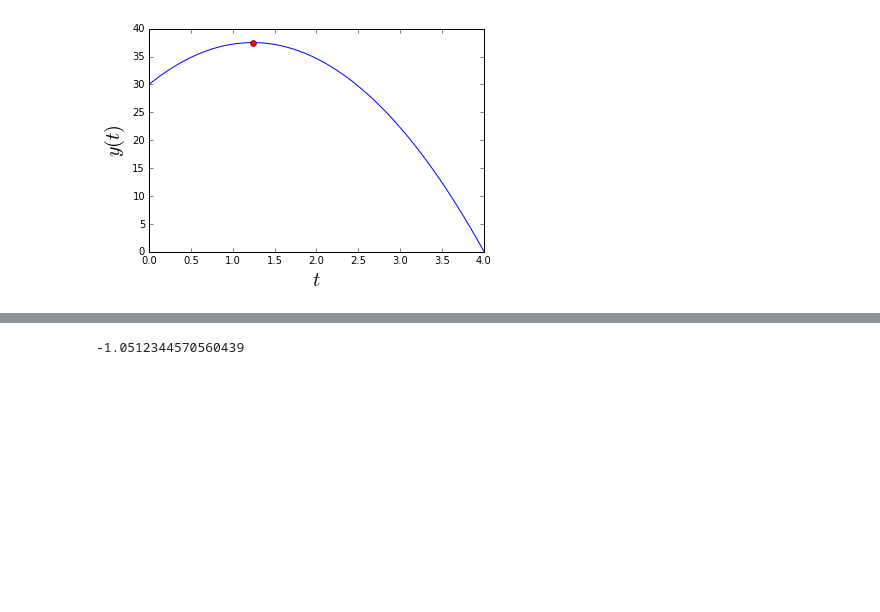
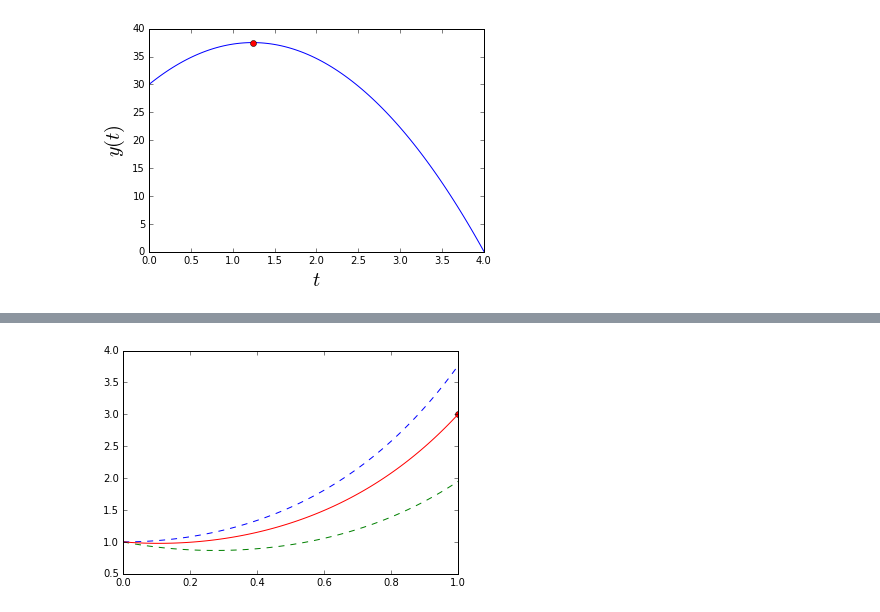
Before and after one commit to asazo/CC2, a Jupyter notebook: bvp.ipynb, the cells around one changed output, grey strips where cells are left out. Saved outputs shown, nothing was run; the diff lists cells and outputs as text; code cells hidden in the pictures; blank space fills up the shorter version.

```diff
--- a/bvp.ipynb
+++ b/bvp.ipynb
@@ -78,28 +100,35 @@ plt.show()
 # %%
-# Interval
-import numpy as np
 from scipy.integrate import odeint
+from scipy.optimize import bisect
 
-a = 0
-b = 1
+a, b = (0, 1)
 yb = 3.0
 t = np.linspace(a, b, 101)
 
+### v' = 4u
 ### u' = v
-### v' = 4u
 
 def yprime(_y, t):
     v, u = _y
     return [4*u, v]
 
 def F(s):
     y0 = [s, 1]
     sol = odeint(yprime, y0, t)
     return sol[:,1][-1] - yb
 
-F(0)
-F(-1)
 
-#plt.plot(t, sol[:, 0], 'b', label='theta(t)')
+# Chequear F(-1)F(0) < 0
+sbest = bisect(F, -1, 0)
+
+# Plot de aproximaciones
+y1 = odeint(yprime, [-1, 1], t)
+y2 = odeint(yprime, [0, 1], t)
+ybest = odeint(yprime, [sbest, 1], t)
+plt.plot(1, 3, 'ro')
+plt.plot(t, y1[:,1], 'g--')
+plt.plot(t, y2[:,1], 'b--')
+plt.plot(t, ybest[:,1],'r-')
+plt.show()
 # %% [output]
--1.0512344570560439
+[figure, added]
```
Also changed, not shown: parts of 3 cells of this notebook.
